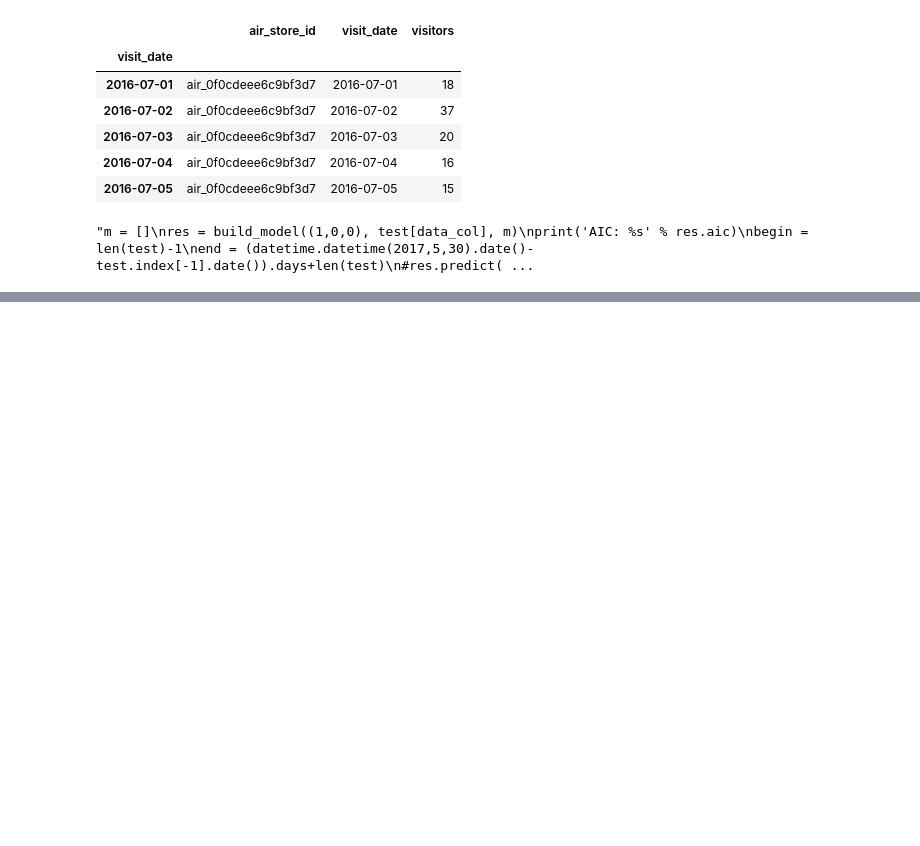
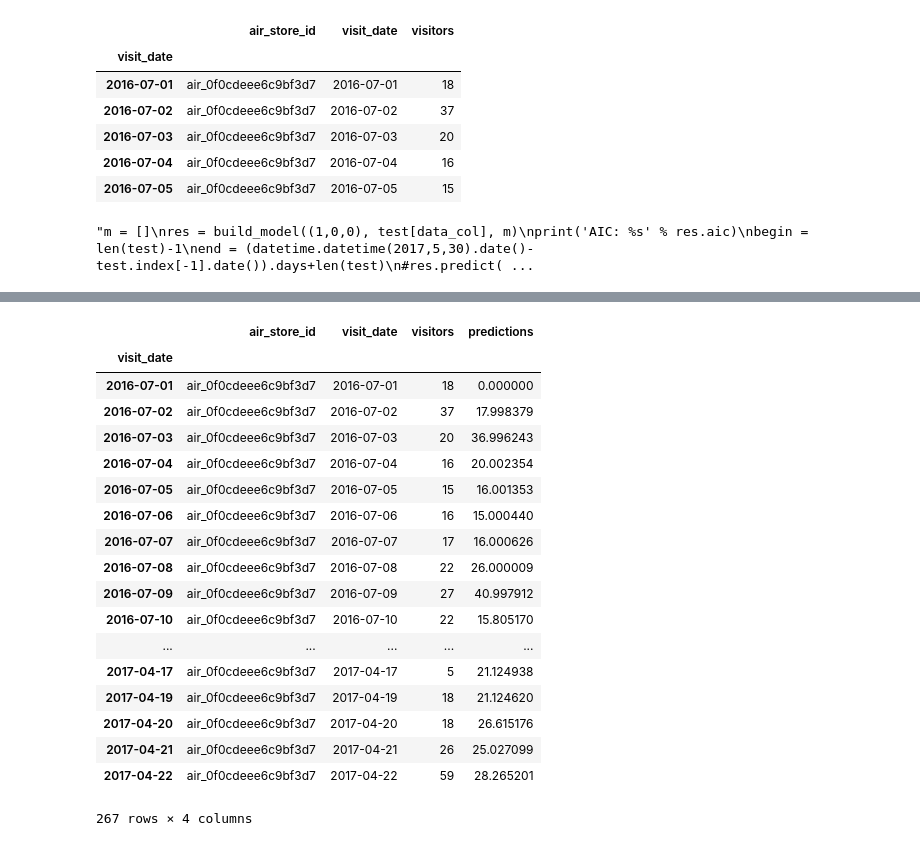
Before and after one commit to QuasiCoherentLabs/recruitVisitorForecasting, a Jupyter notebook: Notebooks/public/naive_models.ipynb, the cells around one changed output, grey strips where cells are left out. Drawn from its saved outputs; the diff is of its cells as text; code cells hidden in the pictures; blank space fills up the shorter version.

```diff
--- a/Notebooks/public/naive_models.ipynb
+++ b/Notebooks/public/naive_models.ipynb
@@ -100,0 +115,22 @@ NameError: name 'mods' is not defined
+# %%
+display(test)
+# %% [output]
+|  | air_store_id | visit_date | visitors | predictions |
+| visit_date |  |  |  |  |
+| 2016-07-01 | air_0f0cdeee6c9bf3d7 | 2016-07-01 | 18 | 0.000000 |
+| 2016-07-02 | air_0f0cdeee6c9bf3d7 | 2016-07-02 | 37 | 17.998379 |
+| 2016-07-03 | air_0f0cdeee6c9bf3d7 | 2016-07-03 | 20 | 36.996243 |
+| 2016-07-04 | air_0f0cdeee6c9bf3d7 | 2016-07-04 | 16 | 20.002354 |
+| 2016-07-05 | air_0f0cdeee6c9bf3d7 | 2016-07-05 | 15 | 16.001353 |
+| 2016-07-06 | air_0f0cdeee6c9bf3d7 | 2016-07-06 | 16 | 15.000440 |
+| 2016-07-07 | air_0f0cdeee6c9bf3d7 | 2016-07-07 | 17 | 16.000626 |
+| 2016-07-08 | air_0f0cdeee6c9bf3d7 | 2016-07-08 | 22 | 26.000009 |
+| 2016-07-09 | air_0f0cdeee6c9bf3d7 | 2016-07-09 | 27 | 40.997912 |
+| 2016-07-10 | air_0f0cdeee6c9bf3d7 | 2016-07-10 | 22 | 15.805170 |
+| ... | ... | ... | ... | ... |
+| 2017-04-17 | air_0f0cdeee6c9bf3d7 | 2017-04-17 | 5 | 21.124938 |
+| 2017-04-19 | air_0f0cdeee6c9bf3d7 | 2017-04-19 | 18 | 21.124620 |
+| 2017-04-20 | air_0f0cdeee6c9bf3d7 | 2017-04-20 | 18 | 26.615176 |
+| 2017-04-21 | air_0f0cdeee6c9bf3d7 | 2017-04-21 | 26 | 25.027099 |
+| 2017-04-22 | air_0f0cdeee6c9bf3d7 | 2017-04-22 | 59 | 28.265201 |
+267 rows × 4 columns
```
Also changed, not shown: parts of 3 cells of this notebook.
